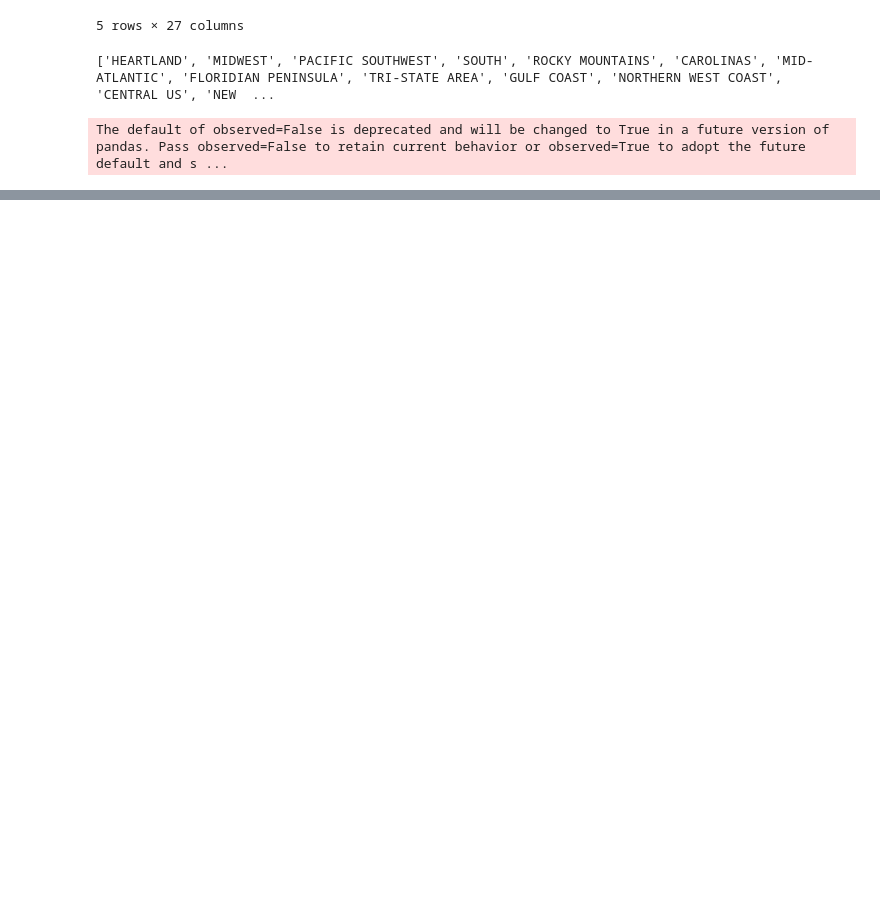
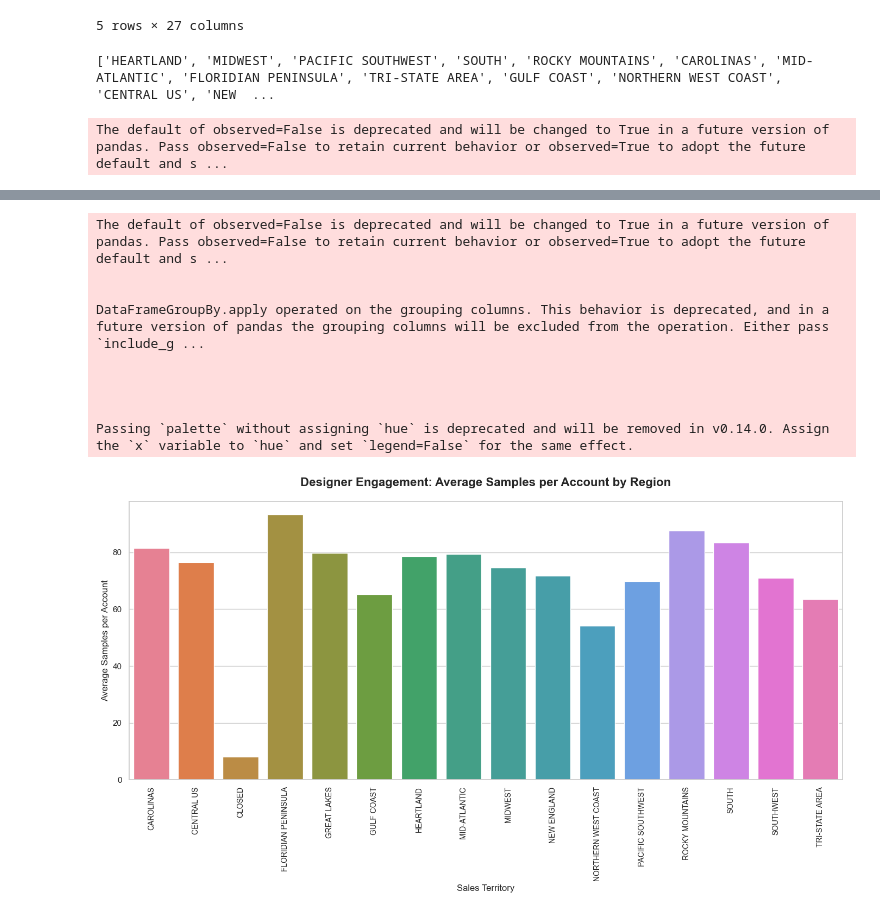
Before and after one commit to Avinash-patnaik/schumacher-customer-segmentation, a Jupyter notebook: notebooks/03_conversion_analysis.ipynb, the cells around one changed output, grey strips where cells are left out. Drawn from its saved outputs; the diff is of its cells as text; code cells hidden in the pictures; blank space fills up the shorter version.

Commit message:
data: change in the report and also analysis

```diff
--- a/notebooks/03_conversion_funnel_analysis.ipynb
+++ b/notebooks/03_conversion_analysis.ipynb
@@ -259,0 +273,31 @@ The default of observed=False is deprecated and will be changed to True in a fut
+# %%
+sampling_intensity = df_master[df_master['type'] == 'SAMPLE'].groupby('region').apply(
+    lambda x: x.shape[0] / x['trade_account_id'].nunique()
+).sort_values(ascending=False).reset_index(name='Avg_Samples_Per_Account')
+
+plt.figure(figsize=(14, 8))
+sns.set_style("whitegrid")
+sns.barplot(
+    x='region',
+    y='Avg_Samples_Per_Account',
+    data=sampling_intensity,
+    palette='husl'
+)
+
+plt.title('Designer Engagement: Average Samples per Account by Region', fontsize=16, fontweight='bold', pad=20)
+plt.ylabel('Average Samples per Account', fontsize=12)
+plt.xlabel('Sales Territory', fontsize=12)
+plt.xticks(rotation=90, ha='center', fontsize=10)
+plt.tight_layout()
+plt.show()
+# %% [output]
+The default of observed=False is deprecated and will be changed to True in a future version of pandas. Pass observed=False to retain current behavior or observed=True to adopt the future default and s ...
+
+
+DataFrameGroupBy.apply operated on the grouping columns. This behavior is deprecated, and in a future version of pandas the grouping columns will be excluded from the operation. Either pass `include_g ...
+
+
+
+
+Passing `palette` without assigning `hue` is deprecated and will be removed in v0.14.0. Assign the `x` variable to `hue` and set `legend=False` for the same effect.
+[figure, added]
```
Also changed, not shown: parts of 2 cells of this notebook, 1 other file.
